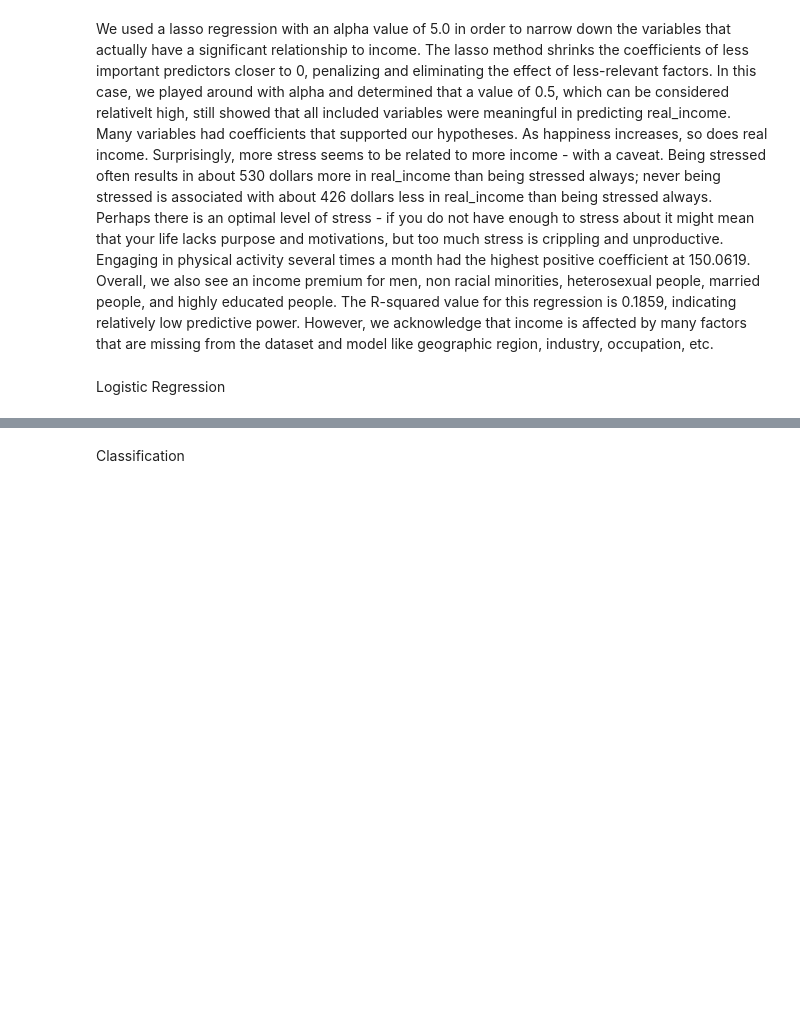
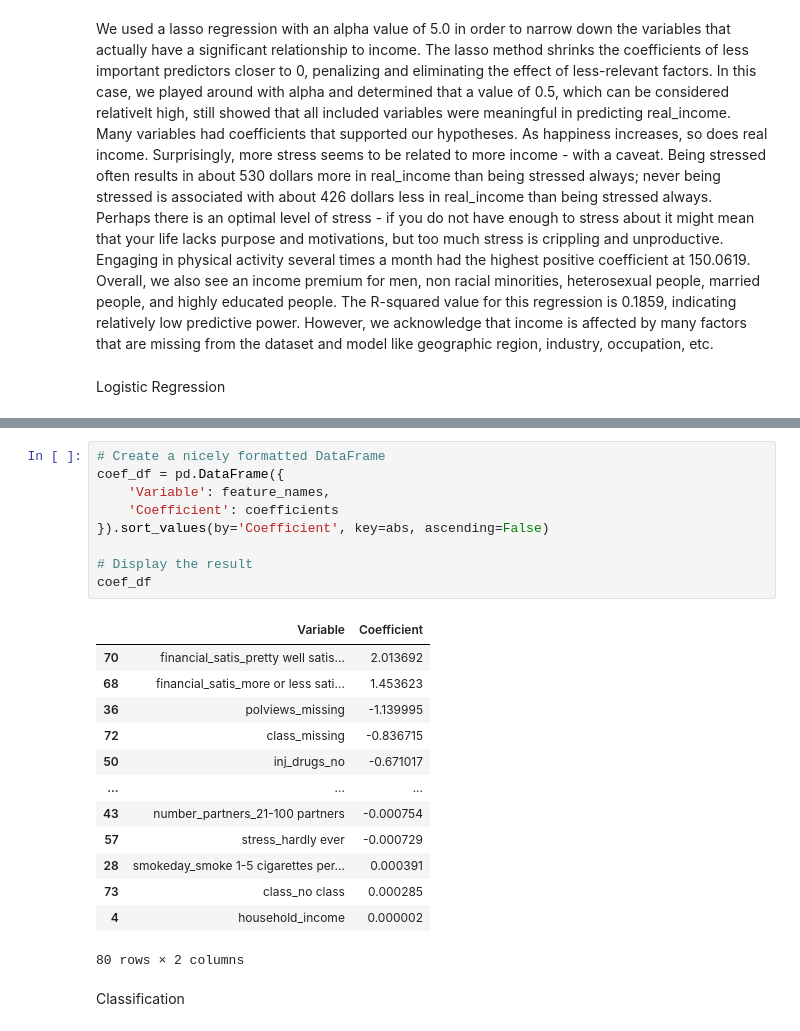
Before and after one commit to fwx5ax/Final-Project-DS3001, a Jupyter notebook: Project.ipynb, the cells around one changed output, grey strips where cells are left out. Cells and saved outputs as stored; diff of their text form; blank space fills up the shorter version.

```diff
--- a/Project.ipynb
+++ b/Project.ipynb
@@ -1260,3 +861,26 @@ Intercept: [0.20669144]
+# %%
+# Create a nicely formatted DataFrame
+coef_df = pd.DataFrame({
+    'Variable': feature_names,
+    'Coefficient': coefficients
+}).sort_values(by='Coefficient', key=abs, ascending=False)
+
+# Display the result
+coef_df
+# %% [output]
+|  | Variable | Coefficient |
+| 70 | financial_satis_pretty well satis... | 2.013692 |
+| 68 | financial_satis_more or less sati... | 1.453623 |
+| 36 | polviews_missing | -1.139995 |
+| 72 | class_missing | -0.836715 |
+| 50 | inj_drugs_no | -0.671017 |
+| ... | ... | ... |
+| 43 | number_partners_21-100 partners | -0.000754 |
+| 57 | stress_hardly ever | -0.000729 |
+| 28 | smokeday_smoke 1-5 cigarettes per... | 0.000391 |
+| 73 | class_no class | 0.000285 |
+| 4 | household_income | 0.000002 |
+80 rows × 2 columns
 # %% [markdown]
 Classification
 # %%
```
Also changed, not shown: parts of 9 cells of this notebook.
